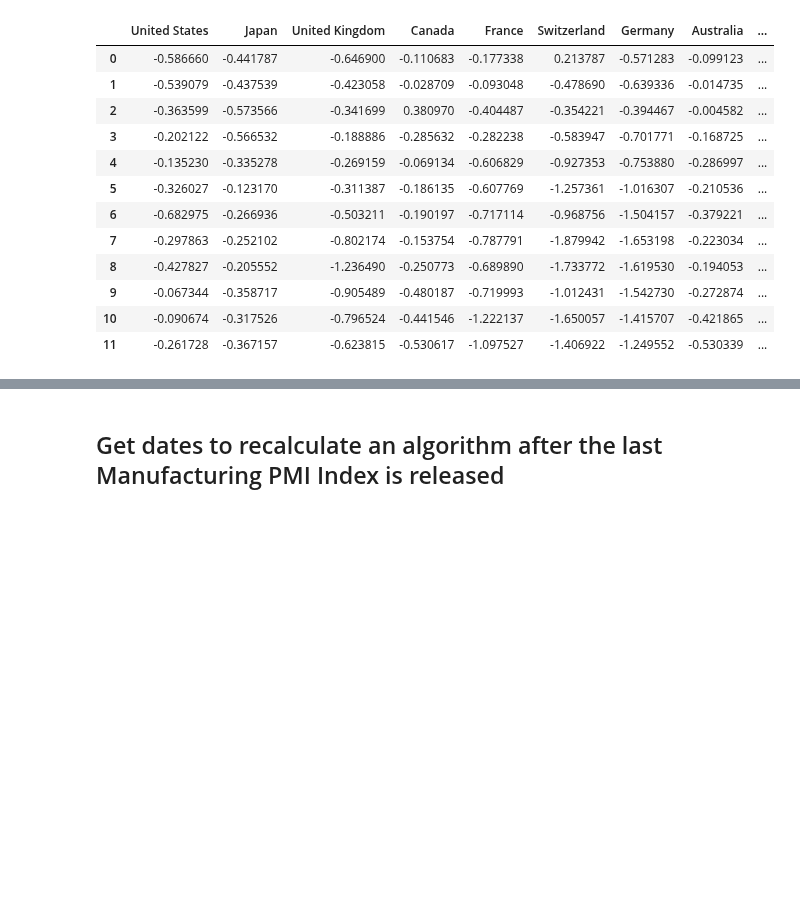
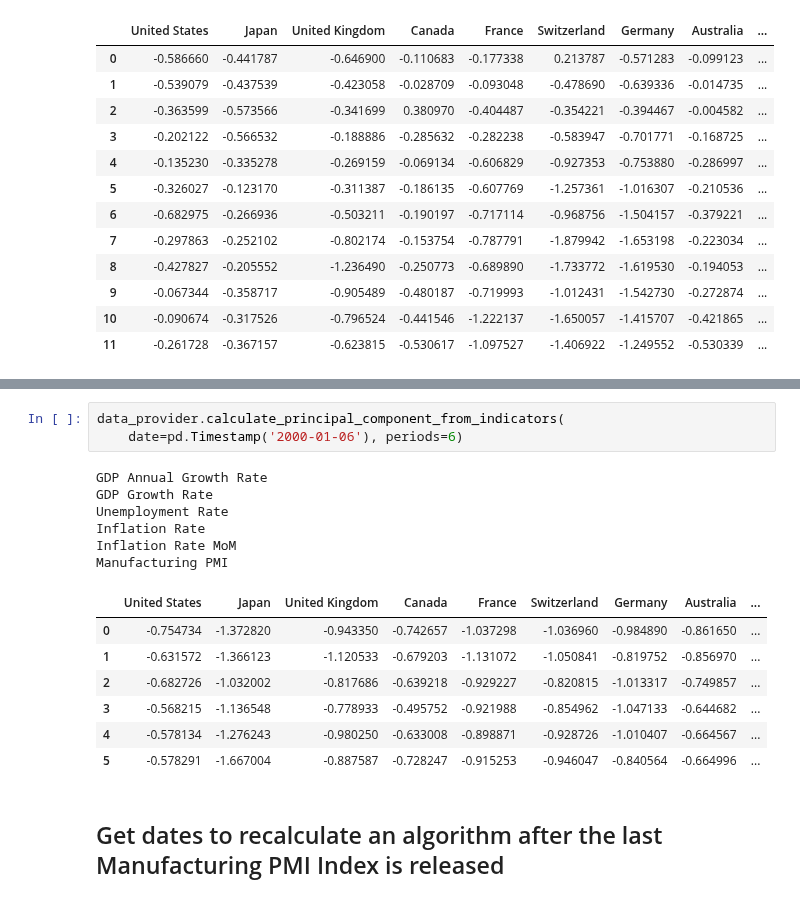
Before and after one commit to lharazin/TFM, a Jupyter notebook: Algorithm/data/prepare_indicators.ipynb, the cells around one changed output, grey strips where cells are left out. Saved outputs shown, nothing was run; the diff lists cells and outputs as text; blank space fills up the shorter version.

```diff
--- a/Algorithm/data/prepare_indicators.ipynb
+++ b/Algorithm/data/prepare_indicators.ipynb
@@ -849,3 +943,20 @@ data_provider.calculate_composite_indicator(
+# %%
+data_provider.calculate_principal_component_from_indicators(
+    date=pd.Timestamp('2000-01-06'), periods=6)
+# %% [output]
+GDP Annual Growth Rate
+GDP Growth Rate
+Unemployment Rate
+Inflation Rate
+Inflation Rate MoM
+Manufacturing PMI
+|  | United States | Japan | United Kingdom | Canada | France | Switzerland | Germany | Australia | ... |
+| 0 | -0.754734 | -1.372820 | -0.943350 | -0.742657 | -1.037298 | -1.036960 | -0.984890 | -0.861650 | ... |
+| 1 | -0.631572 | -1.366123 | -1.120533 | -0.679203 | -1.131072 | -1.050841 | -0.819752 | -0.856970 | ... |
+| 2 | -0.682726 | -1.032002 | -0.817686 | -0.639218 | -0.929227 | -0.820815 | -1.013317 | -0.749857 | ... |
+| 3 | -0.568215 | -1.136548 | -0.778933 | -0.495752 | -0.921988 | -0.854962 | -1.047133 | -0.644682 | ... |
+| 4 | -0.578134 | -1.276243 | -0.980250 | -0.633008 | -0.898871 | -0.928726 | -1.010407 | -0.664567 | ... |
+| 5 | -0.578291 | -1.667004 | -0.887587 | -0.728247 | -0.915253 | -0.946047 | -0.840564 | -0.664996 | ... |
 # %% [markdown]
 ## Get dates to recalculate an algorithm after the last Manufacturing PMI Index is released
 # %%
```
Also changed, not shown: parts of 8 cells of this notebook, 7 other files.
